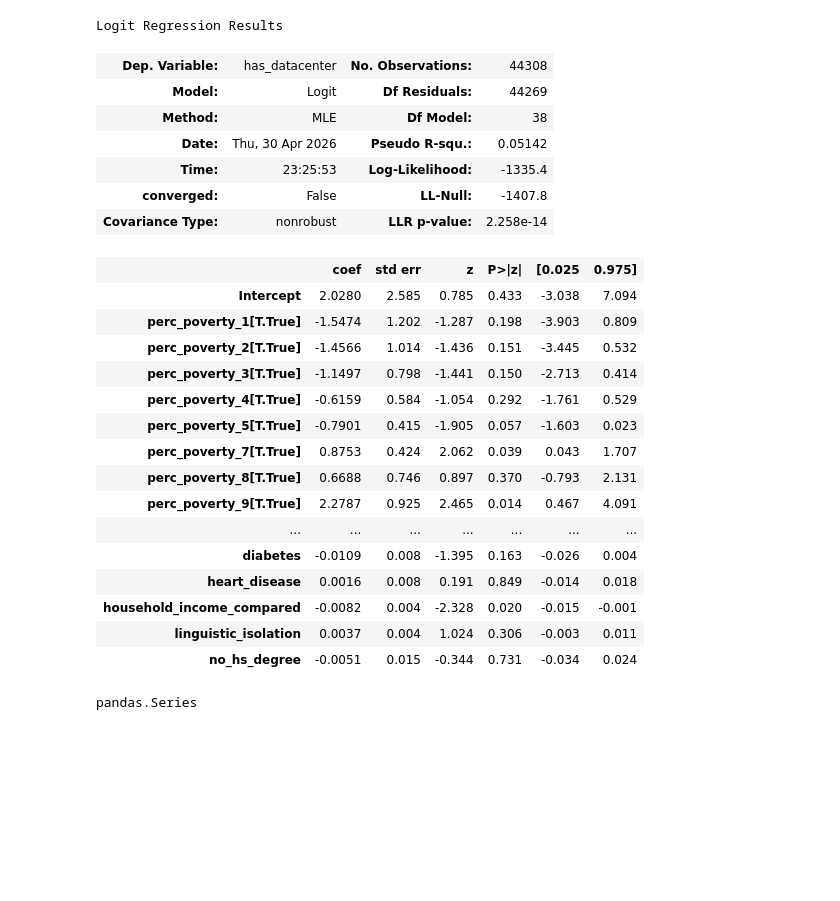
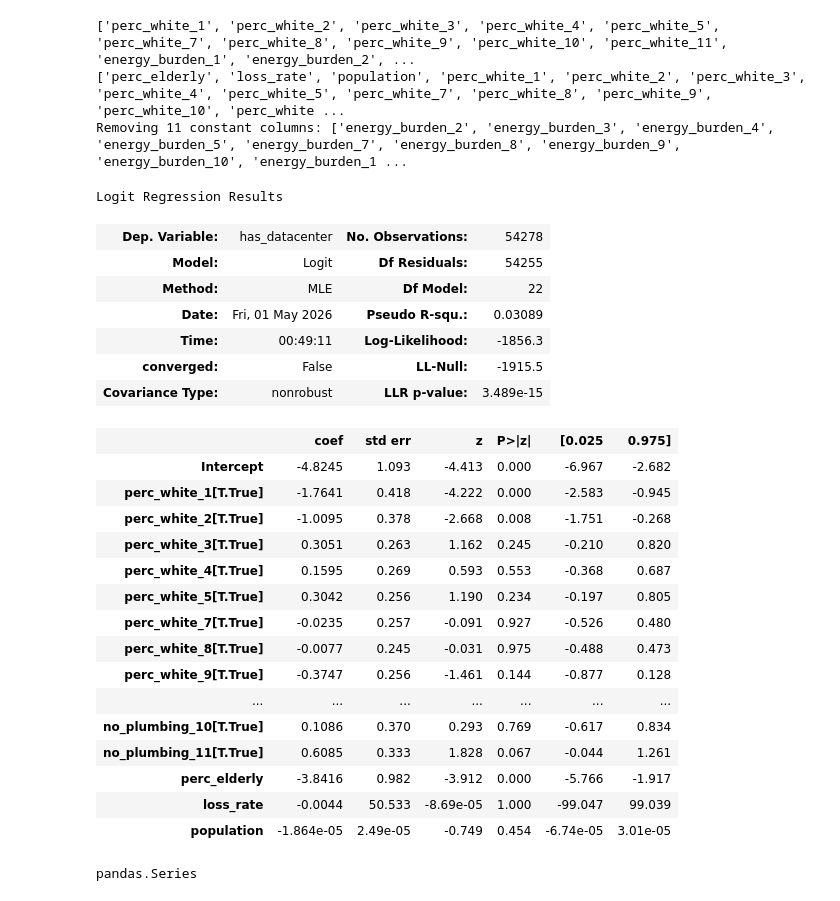
Before and after one commit to charlotte-i-meyer/Data-Centers-Capstone, a Jupyter notebook: Statsmodels Logistic Regression.ipynb, the cells around one changed output. Drawn from its saved outputs; the diff is of its cells as text; code cells hidden in the pictures; blank space fills up the shorter version.

Commit message:
Add files via upload
this commit changes which columns to use in the model and which columns are fixed effects

```diff
--- a/Statsmodels Logistic Regression.ipynb
+++ b/Statsmodels Logistic Regression.ipynb
@@ -125,3 +127,15 @@ cejst = pd.concat([cejst, perc_poverty_dummies], axis=1)
+# %%
+perc_white_dummies = split_into_bins("perc_white")
+perc_white_dummies
+cejst = pd.concat([cejst, perc_white_dummies], axis=1)
+# %%
+energy_burden_dummies = split_into_bins("energy_burden")
+energy_burden_dummies
+cejst = pd.concat([cejst, energy_burden_dummies], axis=1)
+# %%
+no_plumbing_dummies = split_into_bins("no_plumbing")
+no_plumbing_dummies
+cejst = pd.concat([cejst, no_plumbing_dummies], axis=1)
 # %%
 cejst
 # %% [output]
@@ -170,53 +184,67 @@ Name: count, dtype: int64
 # %%
 # "'has_datacenter ~ ' + ' + '.join(predictors)"
 #logistic regression model with fixed effects
 
 #list of dummy dataframes
-dummy_list = [linguistic_isolation_dummies, perc_poverty_dummies]
+dummy_list = [perc_white_dummies, energy_burden_dummies, no_plumbing_dummies]
 
-#making list of dummy columns that predict a data center ??
+dummy_predictors = []
+#making list of dummy columns
 for new_dummy in dummy_list:
     #dummies that predict data center
-    dummy_predictors = [i for i in new_dummy.columns if i != 'has_datacenter']
+    dummy_predictors.extend([i for i in new_dummy.columns if i != 'has_datacenter'])
+
+print(dummy_predictors)
 
 #combining regular predictor columns with dummy predictor columns
 all_predictors = predictors + dummy_predictors
+print(all_predictors)
+
+# Remove constant columns (aka columns that are exactly the same which makes code not work; had this with plumbing bins 2 and 3)
+#code from Claude
+constant_cols = [col for col in all_predictors if train_df[col].nunique() <= 1]
+print(f"Removing {len(constant_cols)} constant columns: {constant_cols}")
+all_predictors = [p for p in all_predictors if p not in constant_cols]
 
 #fixed effects model
 #fit on training data
+#Claude says that  bfgs is more robust to collinearity. idk what maxiter=100 does.
 my_fixed_effects_model = statsmodels.formula.api.logit('has_datacenter ~ ' + ' + '.join(all_predictors),
-    data=train_df, subset=None, drop_cols=None).fit(disp=False) #, *args, **kwargs
+    data=train_df, subset=None, drop_cols=None).fit(disp=False, method='bfgs', maxiter=100)
 
 
 # Evaluate on test data
 test_predictions = my_fixed_effects_model.predict(test_df)
 
 my_fixed_effects_model.summary()
 # %% [output]
-Logit Regression Results
+['perc_white_1', 'perc_white_2', 'perc_white_3', 'perc_white_4', 'perc_white_5', 'perc_white_7', 'perc_white_8', 'perc_white_9', 'perc_white_10', 'perc_white_11', 'energy_burden_1', 'energy_burden_2', ...
+['perc_elderly', 'loss_rate', 'population', 'perc_white_1', 'perc_white_2', 'perc_white_3', 'perc_white_4', 'perc_white_5', 'perc_white_7', 'perc_white_8', 'perc_white_9', 'perc_white_10', 'perc_white ...
+Removing 11 constant columns: ['energy_burden_2', 'energy_burden_3', 'energy_burden_4', 'energy_burden_5', 'energy_burden_7', 'energy_burden_8', 'energy_burden_9', 'energy_burden_10', 'energy_burden_1 ...
+Logit Regression Results
-| Dep. Variable: | has_datacenter | No. Observations: | 44308 |
-| Model: | Logit | Df Residuals: | 44269 |
-| Method: | MLE | Df Model: | 38 |
-| Date: | Thu, 30 Apr 2026 | Pseudo R-squ.: | 0.05142 |
-| Time: | 23:25:53 | Log-Likelihood: | -1335.4 |
-| converged: | False | LL-Null: | -1407.8 |
-| Covariance Type: | nonrobust | LLR p-value: | 2.258e-14 |
+| Dep. Variable: | has_datacenter | No. Observations: | 54278 |
+| Model: | Logit | Df Residuals: | 54255 |
+| Method: | MLE | Df Model: | 22 |
+| Date: | Fri, 01 May 2026 | Pseudo R-squ.: | 0.03089 |
+| Time: | 00:49:11 | Log-Likelihood: | -1856.3 |
+| converged: | False | LL-Null: | -1915.5 |
+| Covariance Type: | nonrobust | LLR p-value: | 3.489e-15 |
 |  | coef | std err | z | P>|z| | [0.025 | 0.975] |
-| Intercept | 2.0280 | 2.585 | 0.785 | 0.433 | -3.038 | 7.094 |
-| perc_poverty_1[T.True] | -1.5474 | 1.202 | -1.287 | 0.198 | -3.903 | 0.809 |
-| perc_poverty_2[T.True] | -1.4566 | 1.014 | -1.436 | 0.151 | -3.445 | 0.532 |
-| perc_poverty_3[T.True] | -1.1497 | 0.798 | -1.441 | 0.150 | -2.713 | 0.414 |
-| perc_poverty_4[T.True] | -0.6159 | 0.584 | -1.054 | 0.292 | -1.761 | 0.529 |
-| perc_poverty_5[T.True] | -0.7901 | 0.415 | -1.905 | 0.057 | -1.603 | 0.023 |
-| perc_poverty_7[T.True] | 0.8753 | 0.424 | 2.062 | 0.039 | 0.043 | 1.707 |
-| perc_poverty_8[T.True] | 0.6688 | 0.746 | 0.897 | 0.370 | -0.793 | 2.131 |
-| perc_poverty_9[T.True] | 2.2787 | 0.925 | 2.465 | 0.014 | 0.467 | 4.091 |
+| Intercept | -4.8245 | 1.093 | -4.413 | 0.000 | -6.967 | -2.682 |
+| perc_white_1[T.True] | -1.7641 | 0.418 | -4.222 | 0.000 | -2.583 | -0.945 |
+| perc_white_2[T.True] | -1.0095 | 0.378 | -2.668 | 0.008 | -1.751 | -0.268 |
+| perc_white_3[T.True] | 0.3051 | 0.263 | 1.162 | 0.245 | -0.210 | 0.820 |
+| perc_white_4[T.True] | 0.1595 | 0.269 | 0.593 | 0.553 | -0.368 | 0.687 |
+| perc_white_5[T.True] | 0.3042 | 0.256 | 1.190 | 0.234 | -0.197 | 0.805 |
+| perc_white_7[T.True] | -0.0235 | 0.257 | -0.091 | 0.927 | -0.526 | 0.480 |
+| perc_white_8[T.True] | -0.0077 | 0.245 | -0.031 | 0.975 | -0.488 | 0.473 |
+| perc_white_9[T.True] | -0.3747 | 0.256 | -1.461 | 0.144 | -0.877 | 0.128 |
 | ... | ... | ... | ... | ... | ... | ... |
-| diabetes | -0.0109 | 0.008 | -1.395 | 0.163 | -0.026 | 0.004 |
-| heart_disease | 0.0016 | 0.008 | 0.191 | 0.849 | -0.014 | 0.018 |
-| household_income_compared | -0.0082 | 0.004 | -2.328 | 0.020 | -0.015 | -0.001 |
-| linguistic_isolation | 0.0037 | 0.004 | 1.024 | 0.306 | -0.003 | 0.011 |
-| no_hs_degree | -0.0051 | 0.015 | -0.344 | 0.731 | -0.034 | 0.024 |
+| no_plumbing_10[T.True] | 0.1086 | 0.370 | 0.293 | 0.769 | -0.617 | 0.834 |
+| no_plumbing_11[T.True] | 0.6085 | 0.333 | 1.828 | 0.067 | -0.044 | 1.261 |
+| perc_elderly | -3.8416 | 0.982 | -3.912 | 0.000 | -5.766 | -1.917 |
+| loss_rate | -0.0044 | 50.533 | -8.69e-05 | 1.000 | -99.047 | 99.039 |
+| population | -1.864e-05 | 2.49e-05 | -0.749 | 0.454 | -6.74e-05 | 3.01e-05 |
 # %%
 #looking at how good the model is
 #the following chunks of code were originally in my scikitlearn logistic regression ipynb.
```
Also changed, not shown: parts of 22 cells of this notebook.
